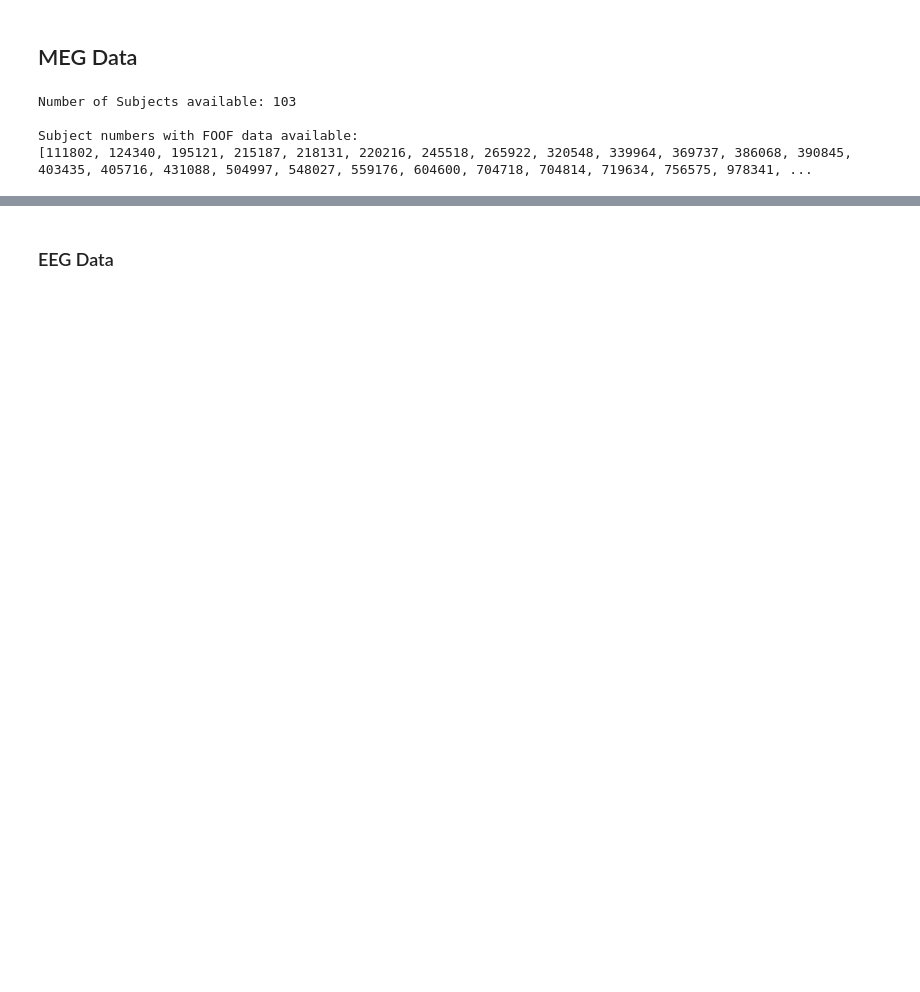
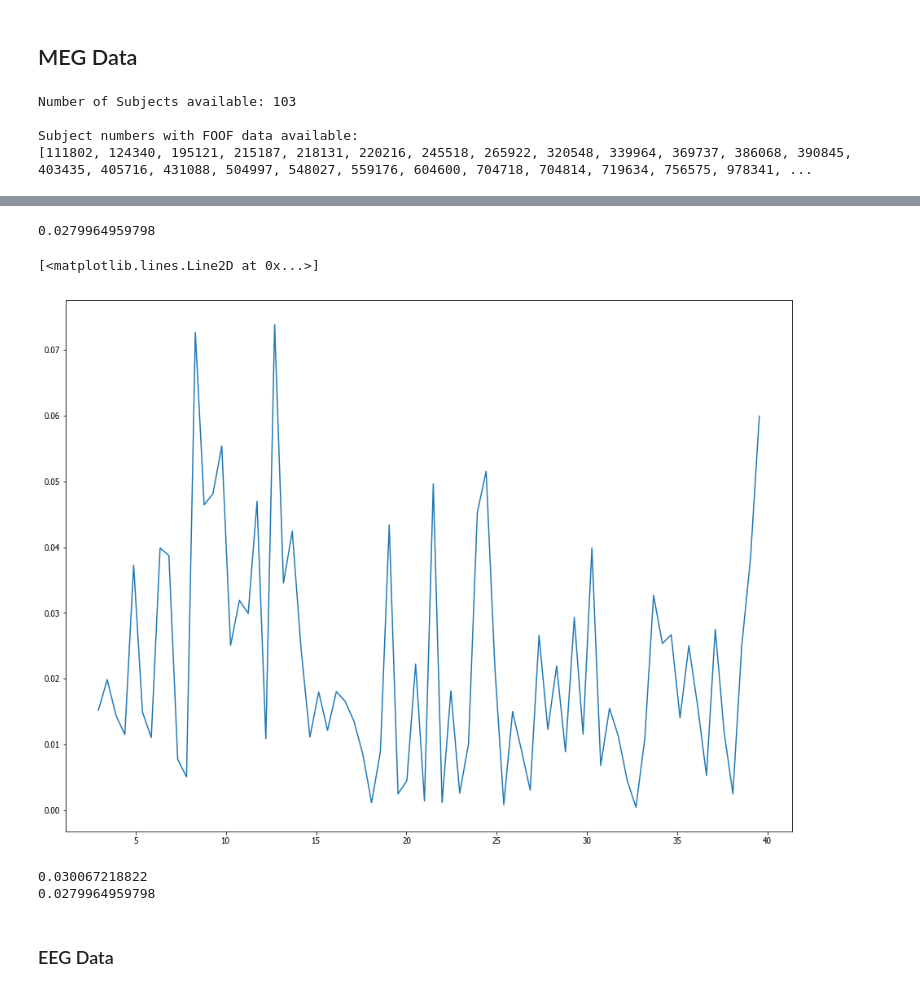
Before and after one commit to fooof-tools/fooof, a Jupyter notebook: FOOOF_Tom.ipynb, the cells around one changed output, grey strips where cells are left out. Drawn from its saved outputs; the diff is of its cells as text; code cells hidden in the pictures; blank space fills up the shorter version.

```diff
--- a/FOOOF_Tom.ipynb
+++ b/FOOOF_Tom.ipynb
@@ -107,3 +143,23 @@ plt.show()
+# %%
+# Check errors after optimization
+rmse_opt = rmse(psd_fit, trimmed_psd)
+print(rmse_opt)
+# %% [output]
+0.0279964959798
+# %%
+# Check error per frequency
+abs_ef = abs_err_freq(psd_fit, trimmed_psd)
+plt.plot(frequency_vector, abs_ef)
+# %% [output]
+[<matplotlib.lines.Line2D at 0x...>]
+[figure, added]
+# %%
+# Compare RMSEs
+print(rmse_orig)
+print(rmse_opt)
+# %% [output]
+0.030067218822
+0.0279964959798
 # %% [markdown]
 ### EEG Data
 # %%
```
Also changed, not shown: parts of 18 cells of this notebook.
